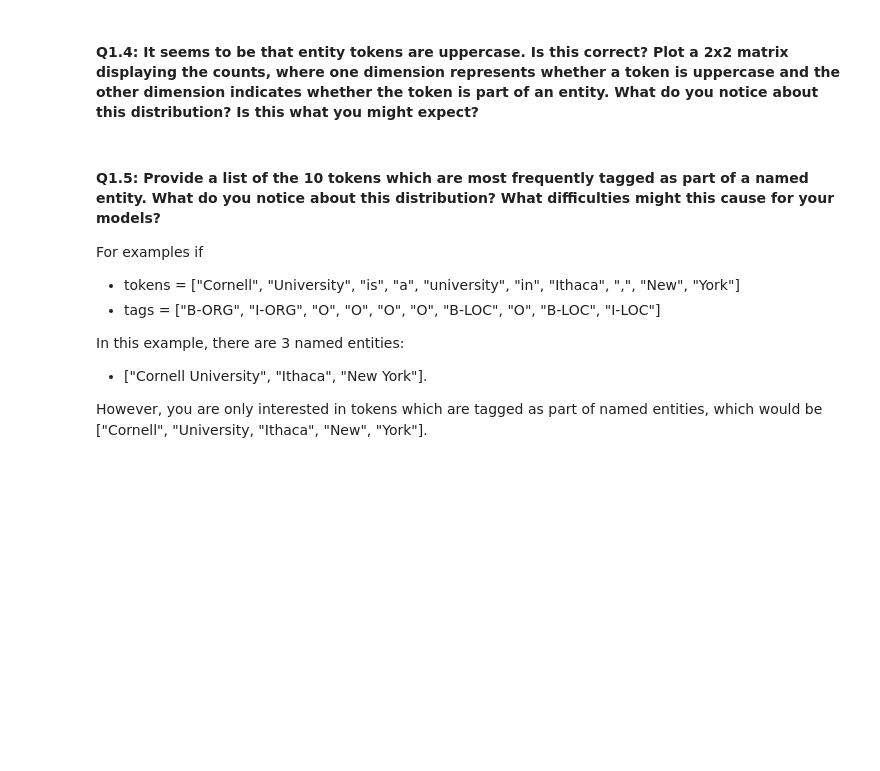
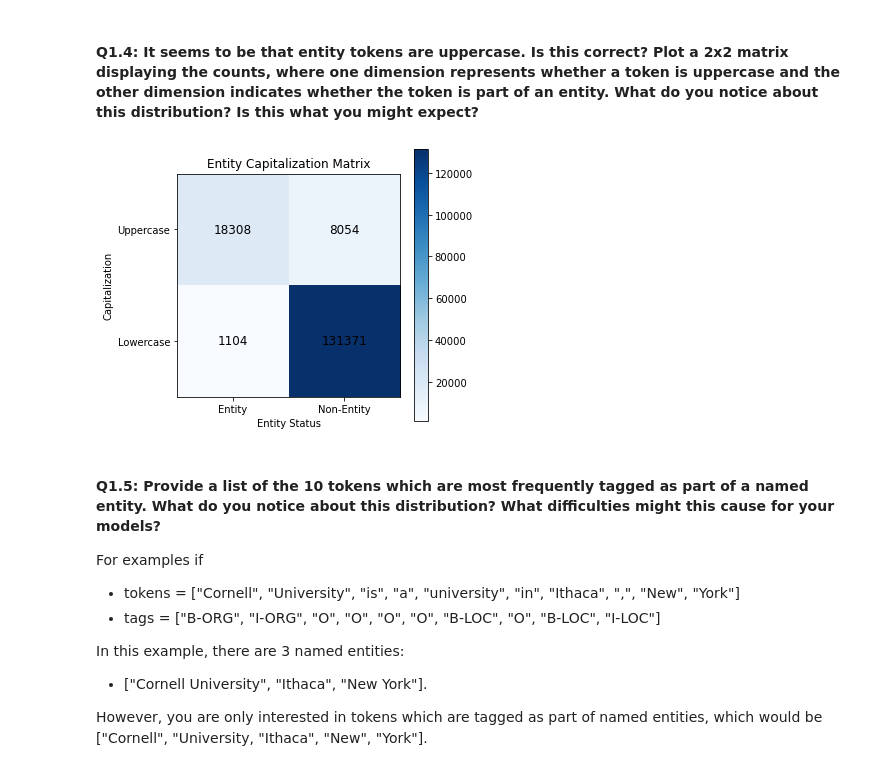
Before and after one commit to yinuotTCXR/nlpA1, a Jupyter notebook: hw1_studentfacing_sp25_cs4740.ipynb, the cells around one changed output. Saved outputs shown, nothing was run; the diff lists cells and outputs as text; code cells hidden in the pictures; blank space fills up the shorter version.

```diff
--- a/hw1_studentfacing_sp25_cs4740.ipynb
+++ b/hw1_studentfacing_sp25_cs4740.ipynb
@@ -281,3 +282,56 @@ I noticed that more than 87% of the NER tags in the training dataset are "O", me
+# %%
+# YOUR CODE HERE
+import numpy as np
+import matplotlib.pyplot as plt
+
+
+# Initialize category counters
+categories = {
+    "Upper, e": 0,
+    "Upper, ne": 0,
+    "Lower, e": 0,
+    "Lower, ne": 0
+}
+
+# Process the training data
+for text, ner in zip(training_data["text"], training_data["NER"]):
+    for word, tag in zip(text, ner):
+        is_upper = word[0].isupper()
+        is_entity = (tag != "O")
+
+        if is_upper and is_entity:
+            categories["Upper, e"] += 1
+        elif is_upper and not is_entity:
+            categories["Upper, ne"] += 1
+        elif not is_upper and is_entity:
+            categories["Lower, e"] += 1
+        else:
+            categories["Lower, ne"] += 1
+
+# Create the confusion matrix
+matrix = np.array([
+    [categories["Upper, e"], categories["Upper, ne"]],
+    [categories["Lower, e"], categories["Lower, ne"]],
+])
+
+# Plot the matrix
+plt.figure(figsize=(5, 5))
+plt.imshow(matrix, interpolation="nearest", cmap="Blues")
+plt.xticks([0, 1], ["Entity", "Non-Entity"])
+plt.yticks([0, 1], ["Uppercase", "Lowercase"])
+
+# Annotate the matrix
+for i in range(2):
+    for j in range(2):
+        plt.text(j, i, matrix[i, j], ha="center", va="center", color="black", fontsize=12)
+
+plt.title("Entity Capitalization Matrix")
+plt.xlabel("Entity Status")
+plt.ylabel("Capitalization")
+plt.colorbar()
+plt.show()
+# %% [output]
+[figure, added]
 # %% [markdown]
 #### Q1.5: Provide a list of the 10 tokens which are most frequently tagged as part of a named entity. What do you notice about this distribution? What difficulties might this cause for your models?
 
```
Also changed, not shown: parts of 6 cells of this notebook.
